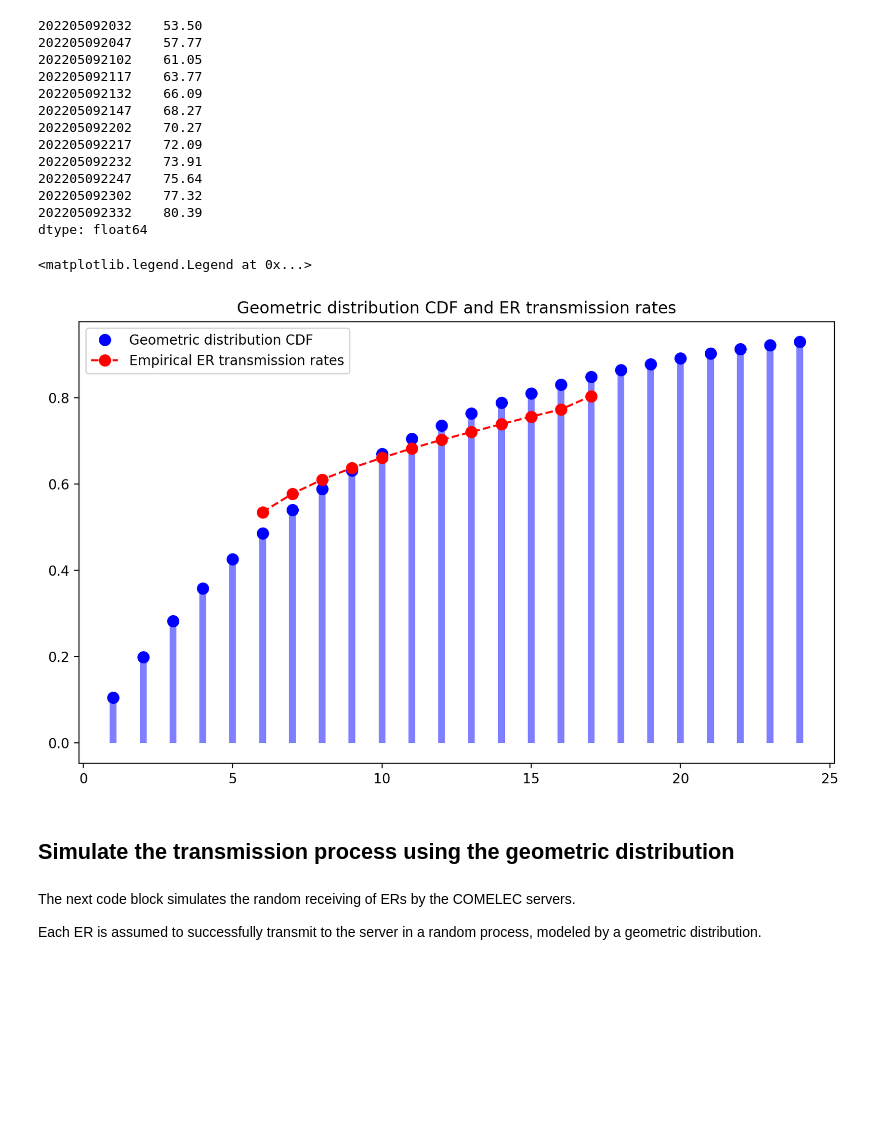
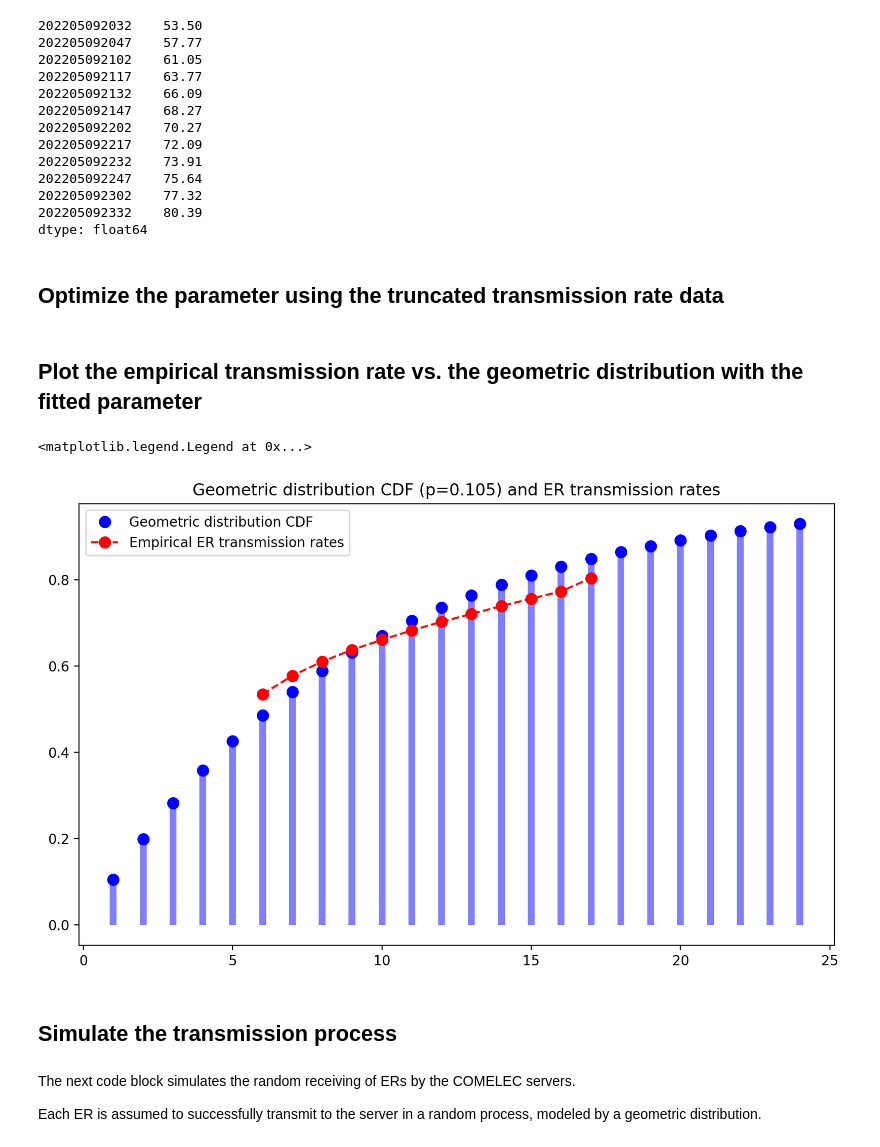
Before and after one commit to avsolatorio/philippine-elections-2022, a Jupyter notebook: ppc-transmission-simulation.ipynb, the cells around one changed output. Saved outputs shown, nothing was run; the diff lists cells and outputs as text; code cells hidden in the pictures; blank space fills up the shorter version.

```diff
--- a/ppc-transmission-simulation.ipynb
+++ b/ppc-transmission-simulation.ipynb
@@ -104,30 +105,45 @@ er_rates
 202205092302    77.32
 202205092332    80.39
 dtype: float64
+# %% [markdown]
+## Optimize the parameter using the truncated transmission rate data
+# %%
+p_guess = 0.105
+PERIODS_PER_HOUR = 4
+
+er_rates_reindexed = er_rates.copy()
+er_rates_reindexed.index = list(range(6, 6 + len(er_rates)))
+er_rates_reindexed = er_rates_reindexed / 100
+er_rates_reindexed
+
+
+def opt_geom_param(p):
+    # Compute the RMSE of the empirical ER transmission rates against the theoretical distribution
+    return ((geom.cdf(er_rates_reindexed.index, p) - er_rates_reindexed.values)**2).mean()**0.5
+
+
+opt_result = scipy.optimize.minimize(opt_geom_param, p_guess, bounds=[(0.0, 1)])
+opt_p = opt_result.x[0]
+# %% [markdown]
+## Plot the empirical transmission rate vs. the geometric distribution with the fitted parameter
 # %%
 import matplotlib.pyplot as plt
 fig, ax = plt.subplots(1, 1, figsize=(10, 6), dpi=200)
 
-p = 0.105
 PERIODS_PER_HOUR = 4
 
 xi = list(range(1, (6 * PERIODS_PER_HOUR) + 1))
 
-er_rates_reindexed = er_rates.copy()
-er_rates_reindexed.index = list(range(6, 6 + len(er_rates)))
-er_rates_reindexed = er_rates_reindexed / 100
-er_rates_reindexed
-
-ax.plot(xi, geom.cdf(xi, p), 'bo', ms=8, label='Geometric distribution CDF')
-ax.vlines(xi, 0, geom.cdf(xi, p), colors='b', lw=5, alpha=0.5)
+ax.plot(xi, geom.cdf(xi, opt_p), 'bo', ms=8, label='Geometric distribution CDF')
+ax.vlines(xi, 0, geom.cdf(xi, opt_p), colors='b', lw=5, alpha=0.5)
 er_rates_reindexed.plot(ax=ax, color="r", linestyle="--", marker="o", markersize=8, label="Empirical ER transmission rates")
-ax.set_title("Geometric distribution CDF and ER transmission rates")
+ax.set_title(f"Geometric distribution CDF (p={opt_p}) and ER transmission rates")
 ax.legend()
 # %% [output]
 <matplotlib.legend.Legend at 0x...>
-[figure, old version]
+[figure, new version]
 # %% [markdown]
-## Simulate the transmission process using the geometric distribution
+## Simulate the transmission process
 # %%
 DATA_CACHE = {}
 
```
Also changed, not shown: parts of 13 cells of this notebook, 1 other file.
